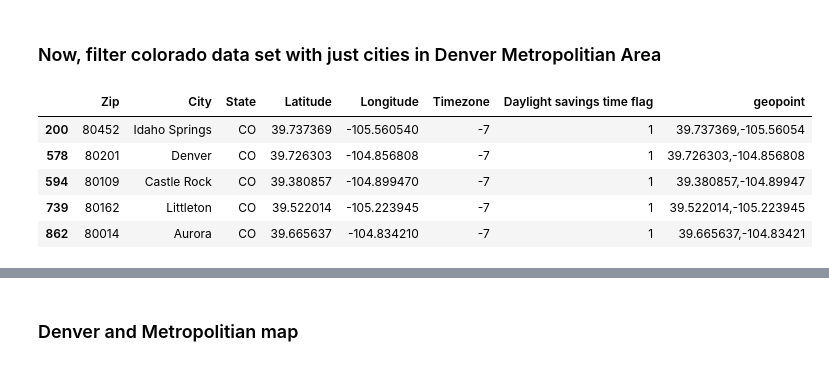
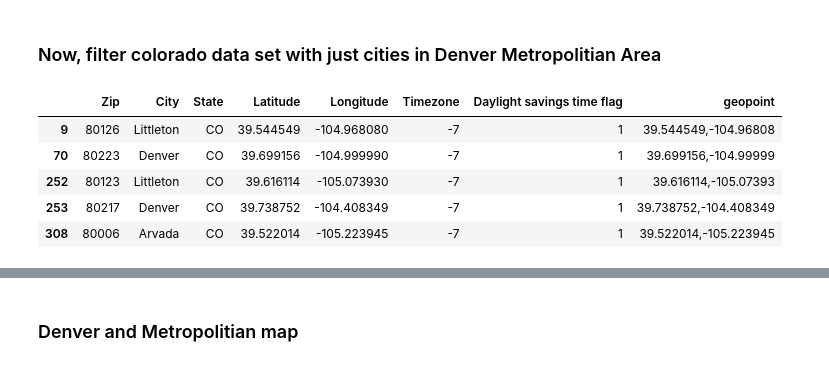
Before and after one commit to kamirothchild/Coursera_Capstone, a Jupyter notebook: Boba tea shops in Denver Metro area.ipynb, the cells around one changed output, grey strips where cells are left out. Drawn from its saved outputs; the diff is of its cells as text; code cells hidden in the pictures.

```diff
--- a/Boba tea shops in Denver Metro area.ipynb
+++ b/Boba tea shops in Denver Metro area.ipynb
@@ -130,8 +159,8 @@ for row in soup.find_all('tr'):
 # %%
-#get dataframe denmetro
-denmetro=pd.DataFrame(A,columns=['CITY'])
-denmetro['SCHOOL DISTRICT']=B
+#get dataframe denmetro and choose only columns we want
+co_city=pd.DataFrame(A,columns=['City'])
+co_city['County']=E
 
 
-denmetro.head()
+co_city.head()
 # %% [output]
@@ -192,0 +173,3 @@ denmetro
+# %%
+co_city['County'] = co_city['County'].str.replace("[^a-zA-Z#]", " ") #get rid of special charactors and numbers
+co_city.head()
@@ -192,0 +188,7 @@ denmetro
+# %%
+#define county in denver metro
+county_den = ['Denver', 'Arapahoe', 'Jefferson', 'Adams', 'Douglas', 'Broomfield', 'Elbert', 'Park', 'Clear Creek', 'Gilpin']
+# %%
+#get data if co_city['County'] has any text in county_den
+metro_city = co_city[co_city['County'].str.contains(r'\b(?:{})\b'.format('|'.join(county_den)))] #bc contains can only be used with str so I join str with | and pass to str.contains
+metro_city.head(30)
@@ -219,15 +221,15 @@ denmetro.head()
 # %% [markdown]
 ### Now, filter colorado data set with just cities in Denver Metropolitian Area
 # %%
-denmetro_latlng = colorado[colorado['City'].isin(list(denmetro['CITY']))]
+denmetro_latlng = colorado[colorado['City'].isin(list(metro_city['City']))]
 denmetro_latlng.head()
 # %% [output]
 |  | Zip | City | State | Latitude | Longitude | Timezone | Daylight savings time flag | geopoint |
-| 200 | 80452 | Idaho Springs | CO | 39.737369 | -105.560540 | -7 | 1 | 39.737369,-105.56054 |
-| 578 | 80201 | Denver | CO | 39.726303 | -104.856808 | -7 | 1 | 39.726303,-104.856808 |
-| 594 | 80109 | Castle Rock | CO | 39.380857 | -104.899470 | -7 | 1 | 39.380857,-104.89947 |
-| 739 | 80162 | Littleton | CO | 39.522014 | -105.223945 | -7 | 1 | 39.522014,-105.223945 |
-| 862 | 80014 | Aurora | CO | 39.665637 | -104.834210 | -7 | 1 | 39.665637,-104.83421 |
+| 9 | 80126 | Littleton | CO | 39.544549 | -104.968080 | -7 | 1 | 39.544549,-104.96808 |
+| 70 | 80223 | Denver | CO | 39.699156 | -104.999990 | -7 | 1 | 39.699156,-104.99999 |
+| 252 | 80123 | Littleton | CO | 39.616114 | -105.073930 | -7 | 1 | 39.616114,-105.07393 |
+| 253 | 80217 | Denver | CO | 39.738752 | -104.408349 | -7 | 1 | 39.738752,-104.408349 |
+| 308 | 80006 | Arvada | CO | 39.522014 | -105.223945 | -7 | 1 | 39.522014,-105.223945 |
 # %%
 denmetro_latlng.reset_index(drop=True, inplace=True)
 denmetro_latlng.head()
```
Also changed, not shown: parts of 77 cells of this notebook.
